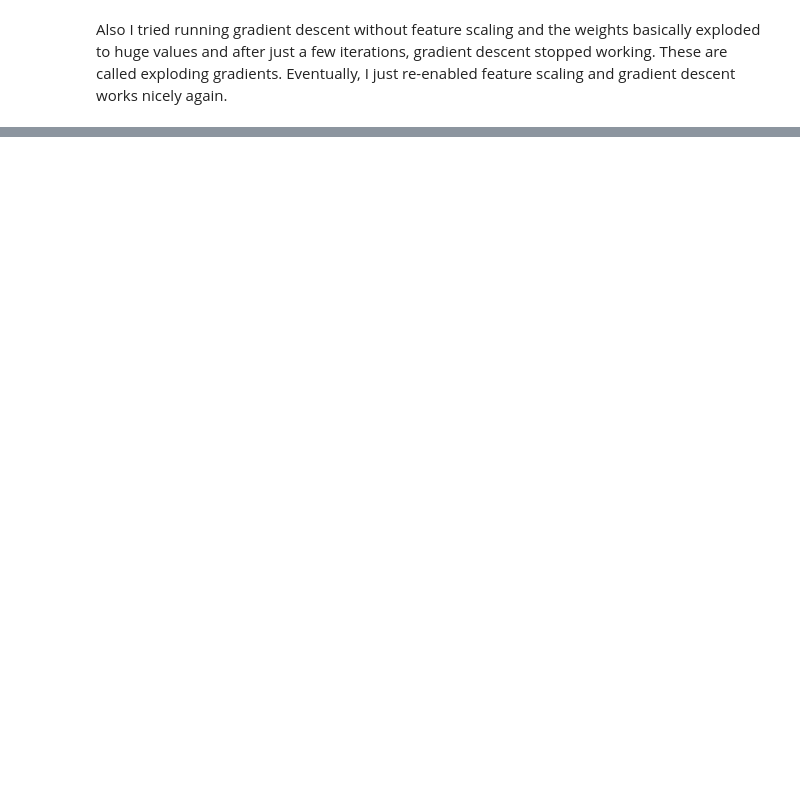
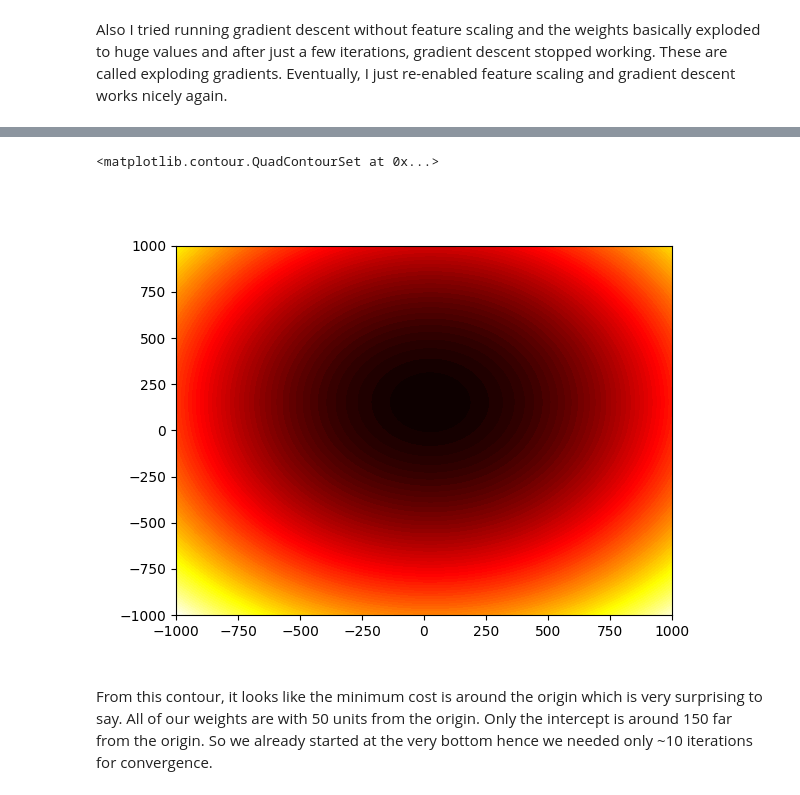
Before and after one commit to LoneCoder21/machine_learning, a Jupyter notebook: multi_linear_regression/featurescaling.ipynb, the cells around one changed output, grey strips where cells are left out. Cells and saved outputs as stored; diff of their text form; code cells hidden in the pictures; blank space fills up the shorter version.

```diff
--- a/multi_linear_regression/featurescaling.ipynb
+++ b/multi_linear_regression/featurescaling.ipynb
@@ -154,0 +315,33 @@ Only around 20 iterations are needed with feature scaling in this situation. It
+# %%
+x = data
+y = severity
+
+def grid_cost(w, b):
+    tw = np.array(weights)
+    tw[2] = w # switch out learned w for bmi w
+
+    m = x.shape[0] # number of training examples
+    n = x.shape[1] # number of features
+
+    prediction = np.matmul(x, tw) + b
+    error = prediction - y
+    error = error.reshape((-1)) # make it m (1d array) from mx1
+
+    return np.dot(error, error) / (2*m)
+
+delta = 1000
+i = np.linspace(-delta, delta, 300)
+j = np.linspace(-delta, delta, 300)
+
+xv, yv = np.meshgrid(i, j)
+
+cost_func = np.vectorize(grid_cost)
+z = cost_func(xv, yv)
+# %%
+fig, ax = plt.subplots()
+ax.contourf(i, j, z, levels=100, cmap = plt.cm.hot)
+# %% [output]
+<matplotlib.contour.QuadContourSet at 0x...>
+[figure, added]
+# %% [markdown]
+From this contour, it looks like the minimum cost is around the origin which is very surprising to say. All of our weights are with 50 units from the origin. Only the intercept is around 150 far from the origin. So we already started at the very bottom hence we needed only ~10 iterations for convergence.
```
Also changed, not shown: parts of 19 cells of this notebook.
